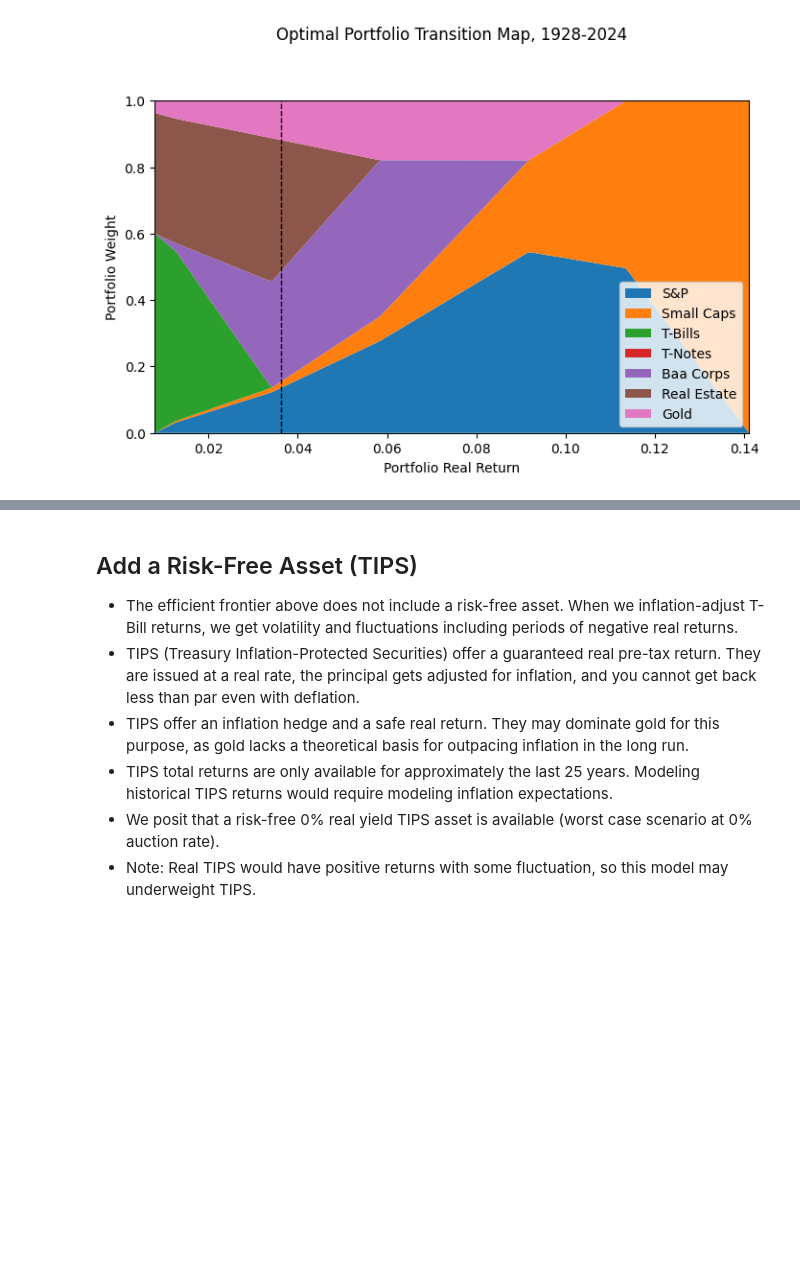
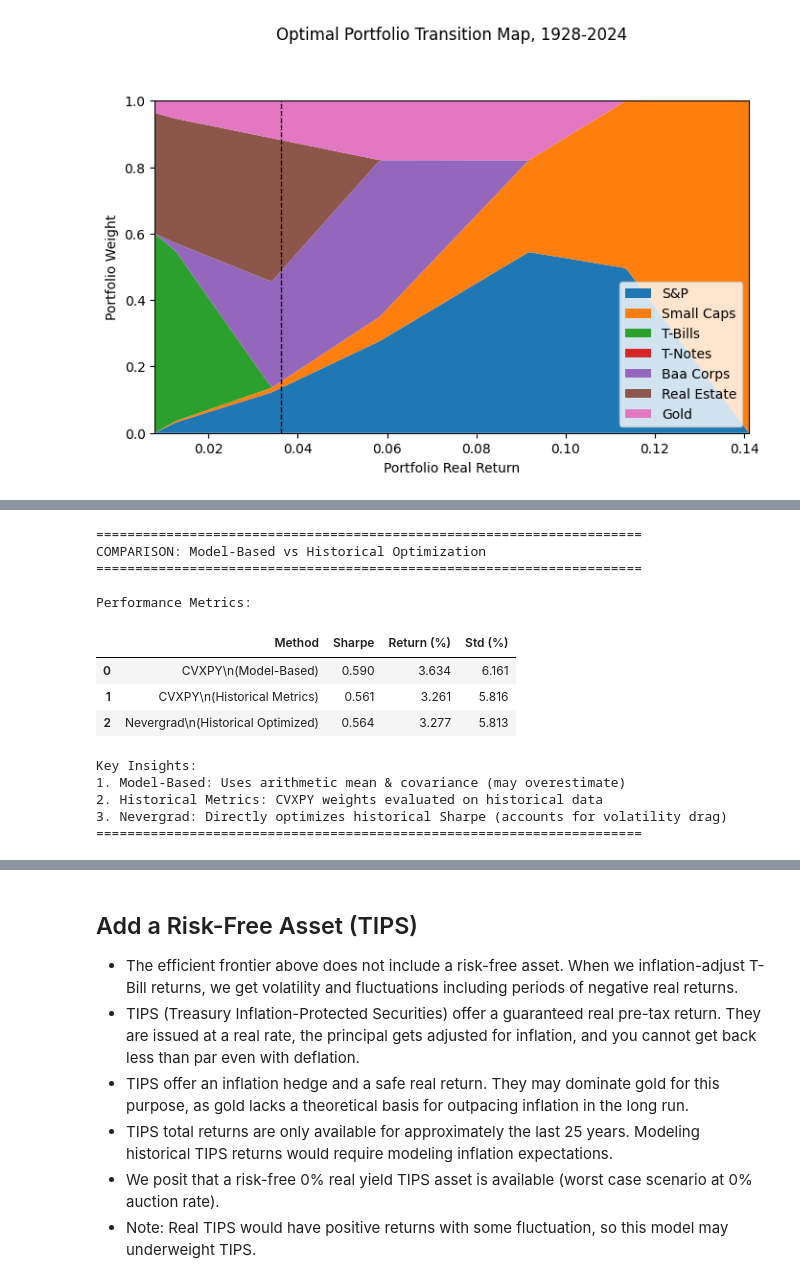
Before and after one commit to druce/portfolio_optimization, a Jupyter notebook: po-fixed.ipynb, the cells around one changed output, grey strips where cells are left out. Drawn from its saved outputs; the diff is of its cells as text; code cells hidden in the pictures; blank space fills up the shorter version.

Commit message:
nevergrad

```diff
--- a/po-fixed.ipynb
+++ b/po-fixed.ipynb
@@ -823,3 +953,22 @@ transition_map(ret_df, asset_labels=df.columns,
               max_sharpe_return=max_sharpe_return)
 # %% [output]
 [figure]
+# %%
+%%time
+# Optimize using Nevergrad on historical returns
+print("Finding optimal Sharpe portfolio with Nevergrad...")
+print("(This may take 30-60 seconds)\n")
+
+nevergrad_result = optimize_sharpe_nevergrad(df, labels, risk_free_rate=0.0, budget=10000)
+
+print("\n" + "="*70)
+print("NEVERGRAD Historical Max Sharpe Portfolio:")
+print("="*70)
+print(f"Sharpe Ratio: {nevergrad_result['sharpe']:.4f}")
+print(f"Return:       {100*nevergrad_result['return']:.2f}%")
+print(f"Std Dev:      {100*nevergrad_result['std']:.2f}%")
+print("\nPortfolio Weights:")
+for asset, weight in nevergrad_result['weights_dict'].items():
+    if weight > 0.001:  # Only show weights > 0.1%
+        print(f"  {asset:12s}: {100*weight:5.1f}%")
+print("="*70)
@@ -825,0 +1034,58 @@ transition_map(ret_df, asset_labels=df.columns,
+# %%
+# Compare CVXPY model-based vs CVXPY historical vs Nevergrad historical
+print("\n" + "="*70)
+print("COMPARISON: Model-Based vs Historical Optimization")
+print("="*70)
+
+# Find historical max Sharpe from CVXPY frontier
+max_hist_sharpe_index = ret_df["hist_Sharpe"].idxmax()
+
+comparison_data = {
+    'Method': [
+        'CVXPY\n(Model-Based)',
+        'CVXPY\n(Historical Metrics)',
+        'Nevergrad\n(Historical Optimized)'
+    ],
+    'Sharpe': [
+        ret_df.loc[ret_df["Sharpe"].idxmax(), "Sharpe"],
+        ret_df.loc[max_hist_sharpe_index, "hist_Sharpe"],
+        nevergrad_result['sharpe']
+    ],
+    'Return (%)': [
+        100 * ret_df.loc[ret_df["Sharpe"].idxmax(), "return"],
+        100 * ret_df.loc[max_hist_sharpe_index, "hist_return"],
+        100 * nevergrad_result['return']
+    ],
+    'Std (%)': [
+        100 * ret_df.loc[ret_df["Sharpe"].idxmax(), "std"],
+        100 * ret_df.loc[max_hist_sharpe_index, "hist_std"],
+        100 * nevergrad_result['std']
+    ]
+}
+
+comparison_df = pd.DataFrame(comparison_data)
+comparison_df = comparison_df.round(3)
+
+print("\nPerformance Metrics:")
+display(comparison_df)
+
+print("\nKey Insights:")
+print("1. Model-Based: Uses arithmetic mean & covariance (may overestimate)")
+print("2. Historical Metrics: CVXPY weights evaluated on historical data")
+print("3. Nevergrad: Directly optimizes historical Sharpe (accounts for volatility drag)")
+print("="*70)
+# %% [output]
+======================================================================
+COMPARISON: Model-Based vs Historical Optimization
+======================================================================
+
+Performance Metrics:
+|  | Method | Sharpe | Return (%) | Std (%) |
+| 0 | CVXPY\n(Model-Based) | 0.590 | 3.634 | 6.161 |
+| 1 | CVXPY\n(Historical Metrics) | 0.561 | 3.261 | 5.816 |
+| 2 | Nevergrad\n(Historical Optimized) | 0.564 | 3.277 | 5.813 |
+Key Insights:
+1. Model-Based: Uses arithmetic mean & covariance (may overestimate)
+2. Historical Metrics: CVXPY weights evaluated on historical data
+3. Nevergrad: Directly optimizes historical Sharpe (accounts for volatility drag)
+======================================================================
```
Also changed, not shown: parts of 15 cells of this notebook, 1 other file.
